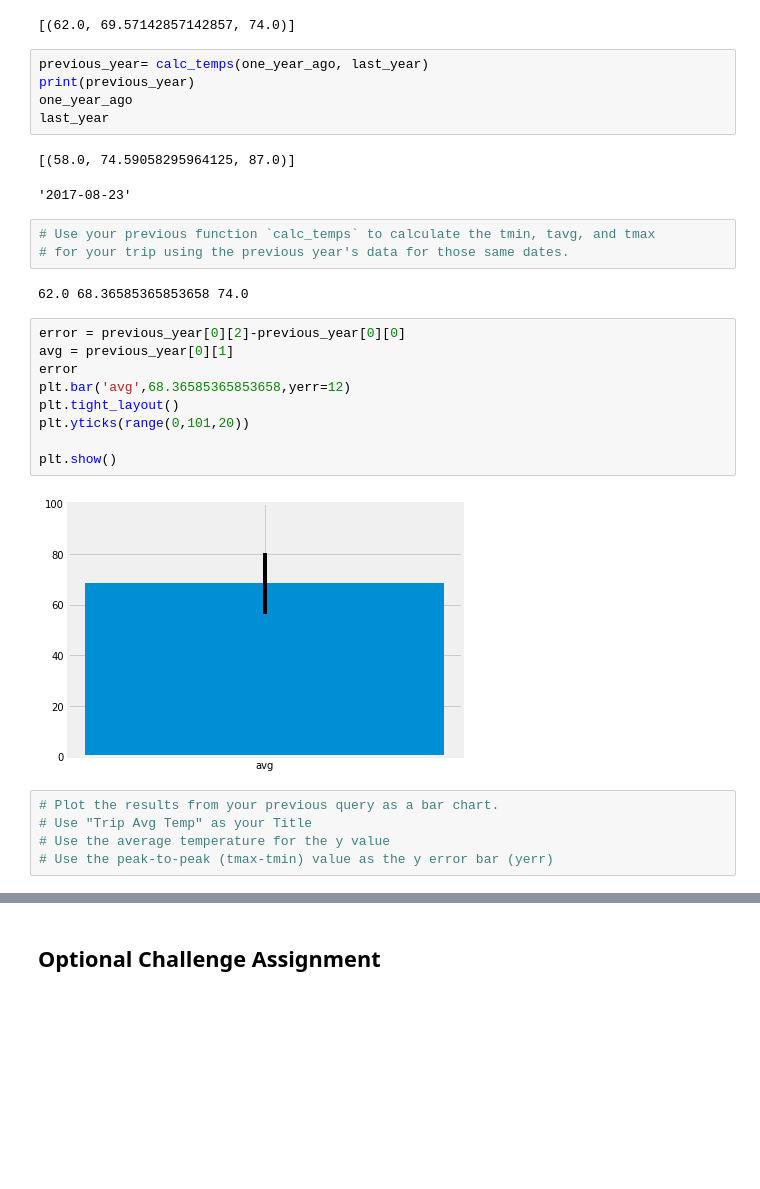
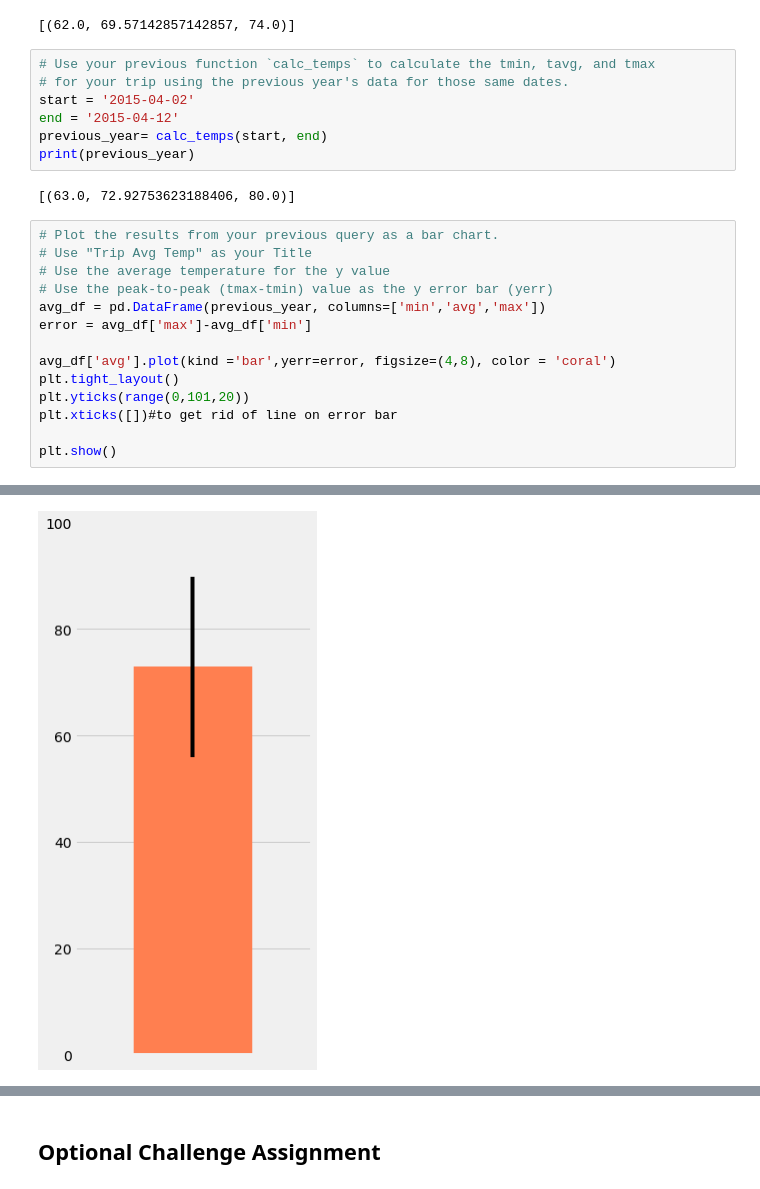
Before and after one commit to Gan001/dataviz-homework, a Jupyter notebook: Module-10/climate_starter.ipynb, the cells around one changed output, grey strips where cells are left out. Drawn from its saved outputs; the diff is of its cells as text; blank space fills up the shorter version.

```diff
--- a/Module-10/climate_starter.ipynb
+++ b/Module-10/climate_starter.ipynb
@@ -271,33 +269,27 @@ def calc_temps(start_date, end_date):
 print(calc_temps('2012-02-28', '2012-03-05'))
 # %% [output]
 [(62.0, 69.57142857142857, 74.0)]
-# %%
-previous_year= calc_temps(one_year_ago, last_year)
-print(previous_year)
-one_year_ago
-last_year
-# %% [output]
-[(58.0, 74.59058295964125, 87.0)]
-'2017-08-23'
 # %%
 # Use your previous function `calc_temps` to calculate the tmin, tavg, and tmax
 # for your trip using the previous year's data for those same dates.
+start = '2015-04-02'
+end = '2015-04-12'
+previous_year= calc_temps(start, end)
+print(previous_year)
 # %% [output]
-62.0 68.36585365853658 74.0
+[(63.0, 72.92753623188406, 80.0)]
-# %%
-error = previous_year[0][2]-previous_year[0][0]
-avg = previous_year[0][1]
-error
-plt.bar('avg',68.36585365853658,yerr=12)
-plt.tight_layout()
-plt.yticks(range(0,101,20))
-
-plt.show()
-# %% [output]
-[figure, removed]
 # %%
 # Plot the results from your previous query as a bar chart.
 # Use "Trip Avg Temp" as your Title
 # Use the average temperature for the y value
 # Use the peak-to-peak (tmax-tmin) value as the y error bar (yerr)
+avg_df = pd.DataFrame(previous_year, columns=['min','avg','max'])
+error = avg_df['max']-avg_df['min']
+
+avg_df['avg'].plot(kind ='bar',yerr=error, figsize=(4,8), color = 'coral')
+plt.tight_layout()
+plt.yticks(range(0,101,20))
+plt.xticks([])#to get rid of line on error bar
+
+plt.show()
 # %% [output]
@@ -306,3 +296,4 @@ plt.show()
+[figure, added]
 # %%
 # Calculate the rainfall per weather station for your trip dates using the previous year's matching dates.
 # Sort this in descending order by precipitation amount and list the station, name, latitude, longitude, and elevation
```
Also changed, not shown: parts of 8 cells of this notebook, 1 other file.
